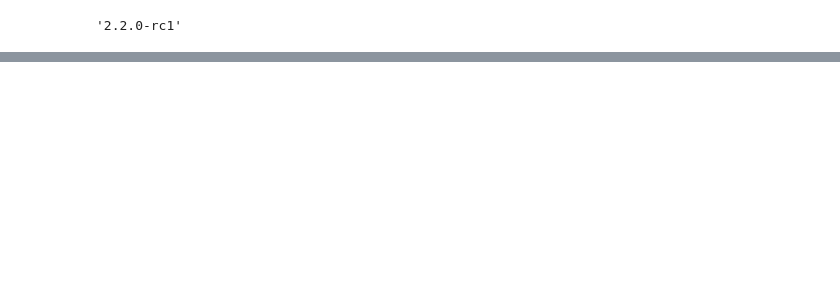
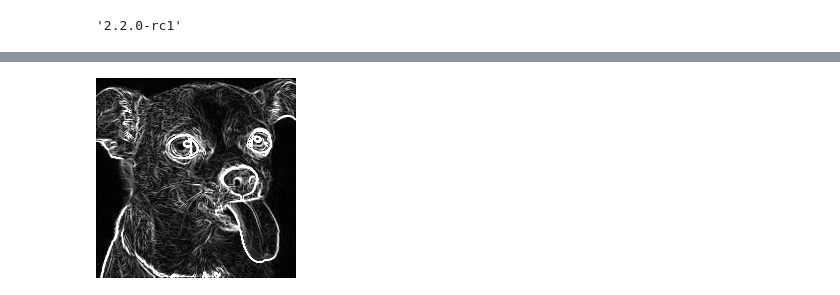
Before and after one commit to marcelounb/DeepLearning, a Jupyter notebook: TestePratico2_Outline.ipynb, the cells around one changed output, grey strips where cells are left out. Drawn from its saved outputs; the diff is of its cells as text; code cells hidden in the pictures; blank space fills up the shorter version.

```diff
--- a/TestePratico2_Outline.ipynb
+++ b/TestePratico2_Outline.ipynb
@@ -79,0 +22,10 @@ plt.imshow(sample_image.reshape(28,28), cmap='gray')
+# %%
+
+img = cv2.cvtColor(img,cv2.COLOR_BGR2GRAY).astype(float)
+
+edge_x = cv2.Sobel(img,cv2.CV_64F,1,0,ksize = 3)
+edge_y = cv2.Sobel(img,cv2.CV_64F,0,1,ksize = 3)
+edge = np.sqrt(edge_x ** 2 + edge_y ** 2)
+
+# image can be normalized to
+# fit into 0..255 color space
@@ -79,0 +36,5 @@ plt.imshow(sample_image.reshape(28,28), cmap='gray')
+# %%
+cv2.imwrite('dudu_convol.jpg', edge)
+cv2_imshow(edge)
+# %% [output]
+[figure, added]
```
Also changed, not shown: parts of 17 cells of this notebook.
